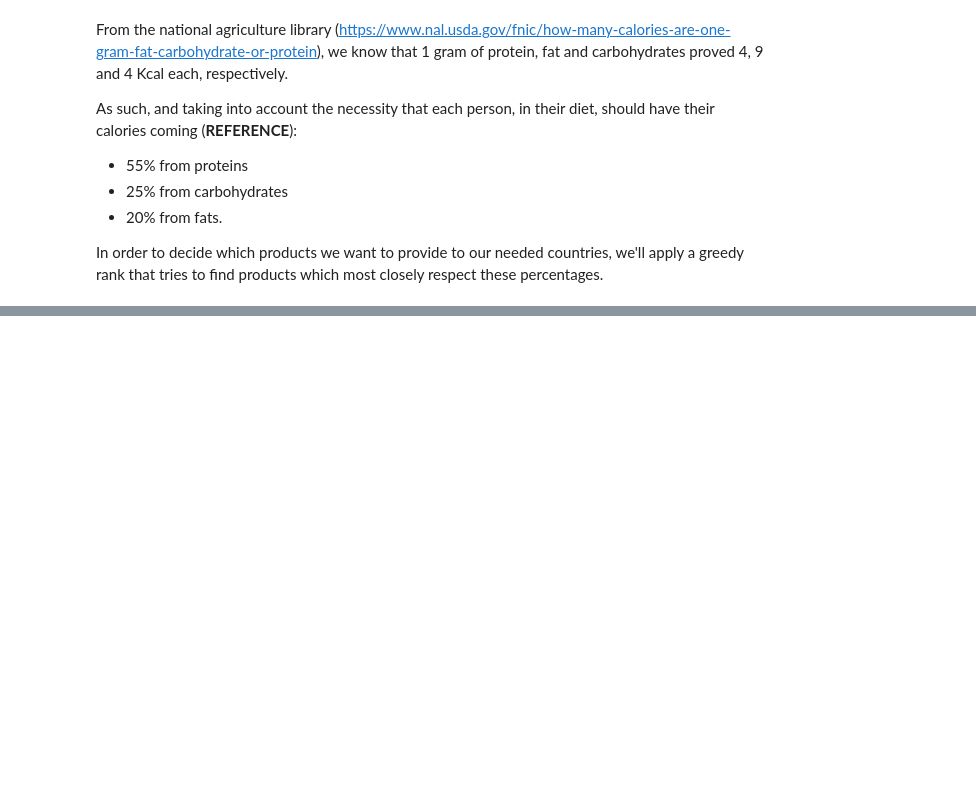
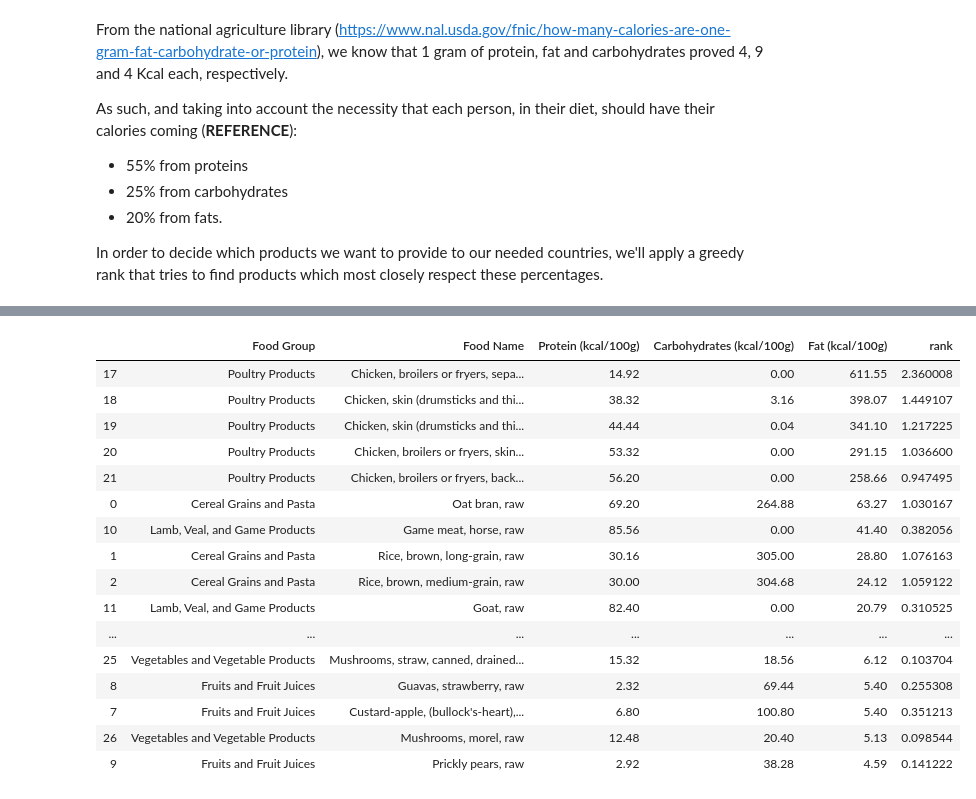
Before and after one commit to manuleo/mADAm-2019, a Jupyter notebook: extra_stuff/Diet_Joao.ipynb, the cells around one changed output, grey strips where cells are left out. Drawn from its saved outputs; the diff is of its cells as text; code cells hidden in the pictures; blank space fills up the shorter version.

```diff
--- a/extra_stuff/Diet_Joao.ipynb
+++ b/extra_stuff/Diet_Joao.ipynb
@@ -72,0 +318,21 @@ test.groupby(['Food Group'], as_index=False)['rank'].min().merge(test)
+# %%
+#sorting the groups by rank
+poss_diet_fat.sort_values(['Fat (kcal/100g)'], ascending=False)
+# %% [output]
+|  | Food Group | Food Name | Protein (kcal/100g) | Carbohydrates (kcal/100g) | Fat (kcal/100g) | rank |
+| 17 | Poultry Products | Chicken, broilers or fryers, sepa... | 14.92 | 0.00 | 611.55 | 2.360008 |
+| 18 | Poultry Products | Chicken, skin (drumsticks and thi... | 38.32 | 3.16 | 398.07 | 1.449107 |
+| 19 | Poultry Products | Chicken, skin (drumsticks and thi... | 44.44 | 0.04 | 341.10 | 1.217225 |
+| 20 | Poultry Products | Chicken, broilers or fryers, skin... | 53.32 | 0.00 | 291.15 | 1.036600 |
+| 21 | Poultry Products | Chicken, broilers or fryers, back... | 56.20 | 0.00 | 258.66 | 0.947495 |
+| 0 | Cereal Grains and Pasta | Oat bran, raw | 69.20 | 264.88 | 63.27 | 1.030167 |
+| 10 | Lamb, Veal, and Game Products | Game meat, horse, raw | 85.56 | 0.00 | 41.40 | 0.382056 |
+| 1 | Cereal Grains and Pasta | Rice, brown, long-grain, raw | 30.16 | 305.00 | 28.80 | 1.076163 |
+| 2 | Cereal Grains and Pasta | Rice, brown, medium-grain, raw | 30.00 | 304.68 | 24.12 | 1.059122 |
+| 11 | Lamb, Veal, and Game Products | Goat, raw | 82.40 | 0.00 | 20.79 | 0.310525 |
+| ... | ... | ... | ... | ... | ... | ... |
+| 25 | Vegetables and Vegetable Products | Mushrooms, straw, canned, drained... | 15.32 | 18.56 | 6.12 | 0.103704 |
+| 8 | Fruits and Fruit Juices | Guavas, strawberry, raw | 2.32 | 69.44 | 5.40 | 0.255308 |
+| 7 | Fruits and Fruit Juices | Custard-apple, (bullock's-heart),... | 6.80 | 100.80 | 5.40 | 0.351213 |
+| 26 | Vegetables and Vegetable Products | Mushrooms, morel, raw | 12.48 | 20.40 | 5.13 | 0.098544 |
+| 9 | Fruits and Fruit Juices | Prickly pears, raw | 2.92 | 38.28 | 4.59 | 0.141222 |
```
Also changed, not shown: parts of 41 cells of this notebook, 39 other files.
